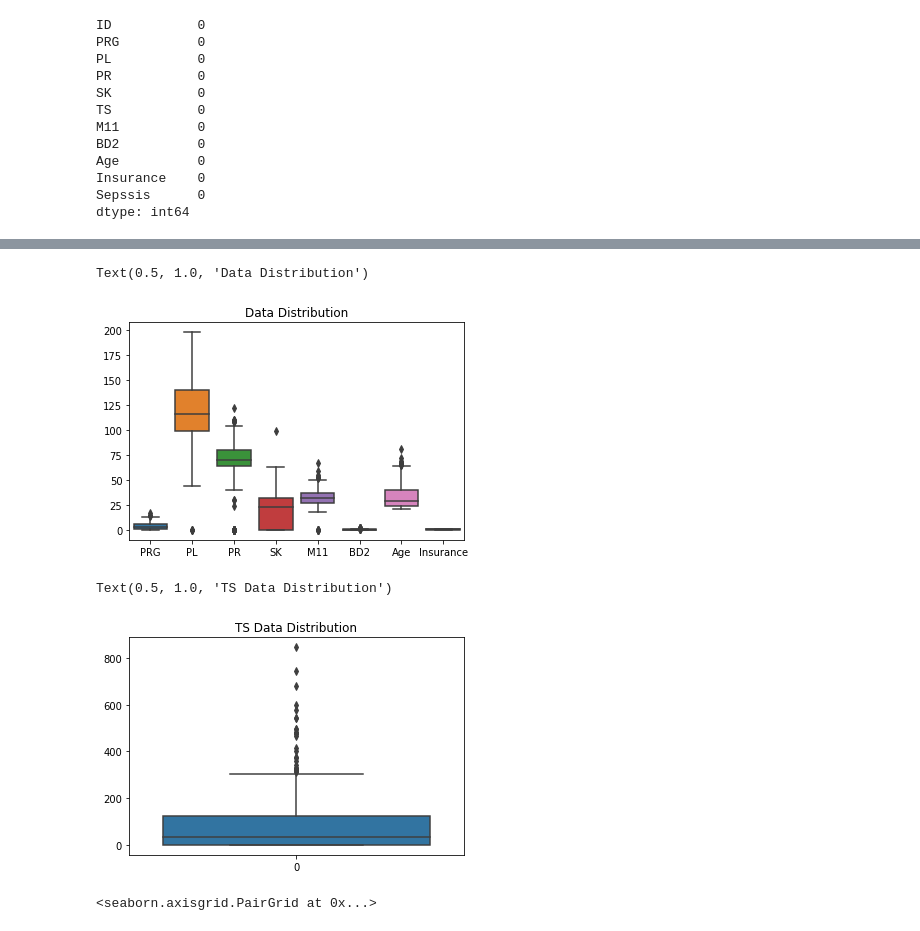
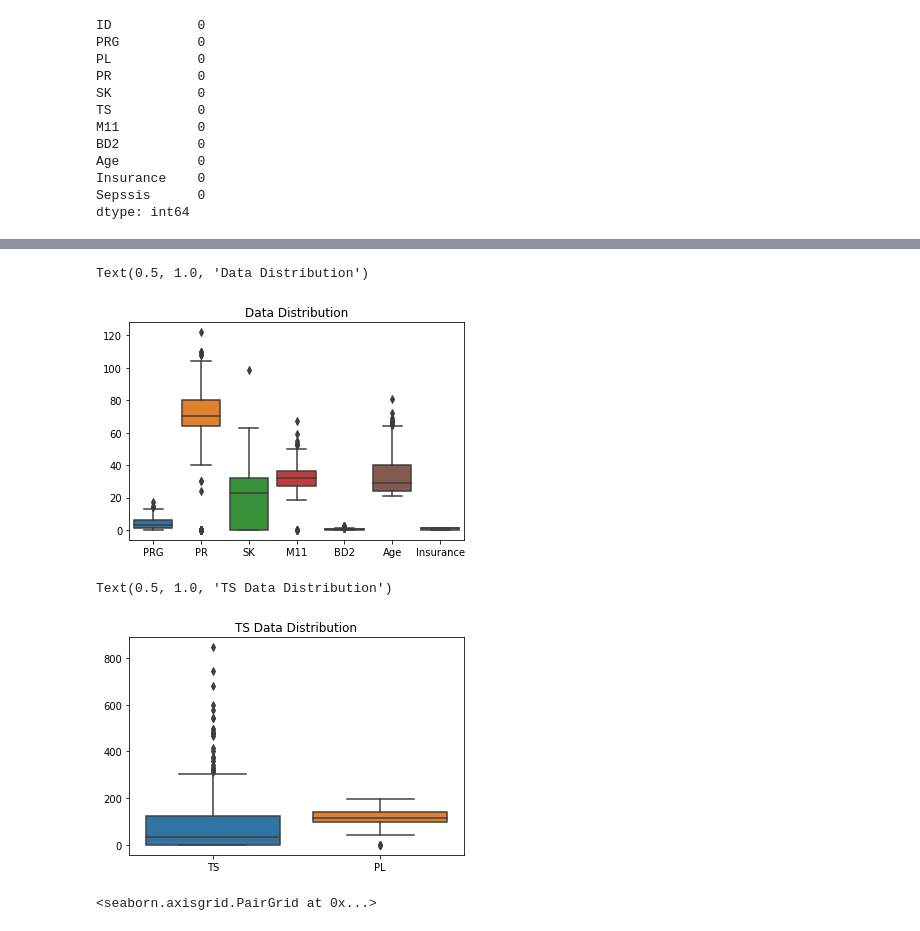
Before and after one commit to doctorf72/Naya_ML_RegressionProject, a Jupyter notebook: Regression_Project.ipynb, the cells around one changed output, grey strips where cells are left out. Cells and saved outputs as stored; diff of their text form; code cells hidden in the pictures.

```diff
--- a/Regression_Project.ipynb
+++ b/Regression_Project.ipynb
@@ -76,13 +81,13 @@ dtype: int64
 # %%
-sns.boxplot(data=df_train.drop('TS', axis = 1)).set_title('Data Distribution')
+sns.boxplot(data=df_train.drop(['TS','PL'], axis = 1)).set_title('Data Distribution')
 # %% [output]
 Text(0.5, 1.0, 'Data Distribution')
-[figure, old version]
+[figure, new version]
 # %%
-sns.boxplot(data=df_train['TS']).set_title('TS Data Distribution')
+sns.boxplot(data=df_train[['TS','PL']]).set_title('TS Data Distribution')
 # %% [output]
 Text(0.5, 1.0, 'TS Data Distribution')
-[figure, old version]
+[figure, new version]
 # %%
 sns.pairplot(df_train)
 # %% [output]
```
Also changed, not shown: parts of 1 cell of this notebook.
